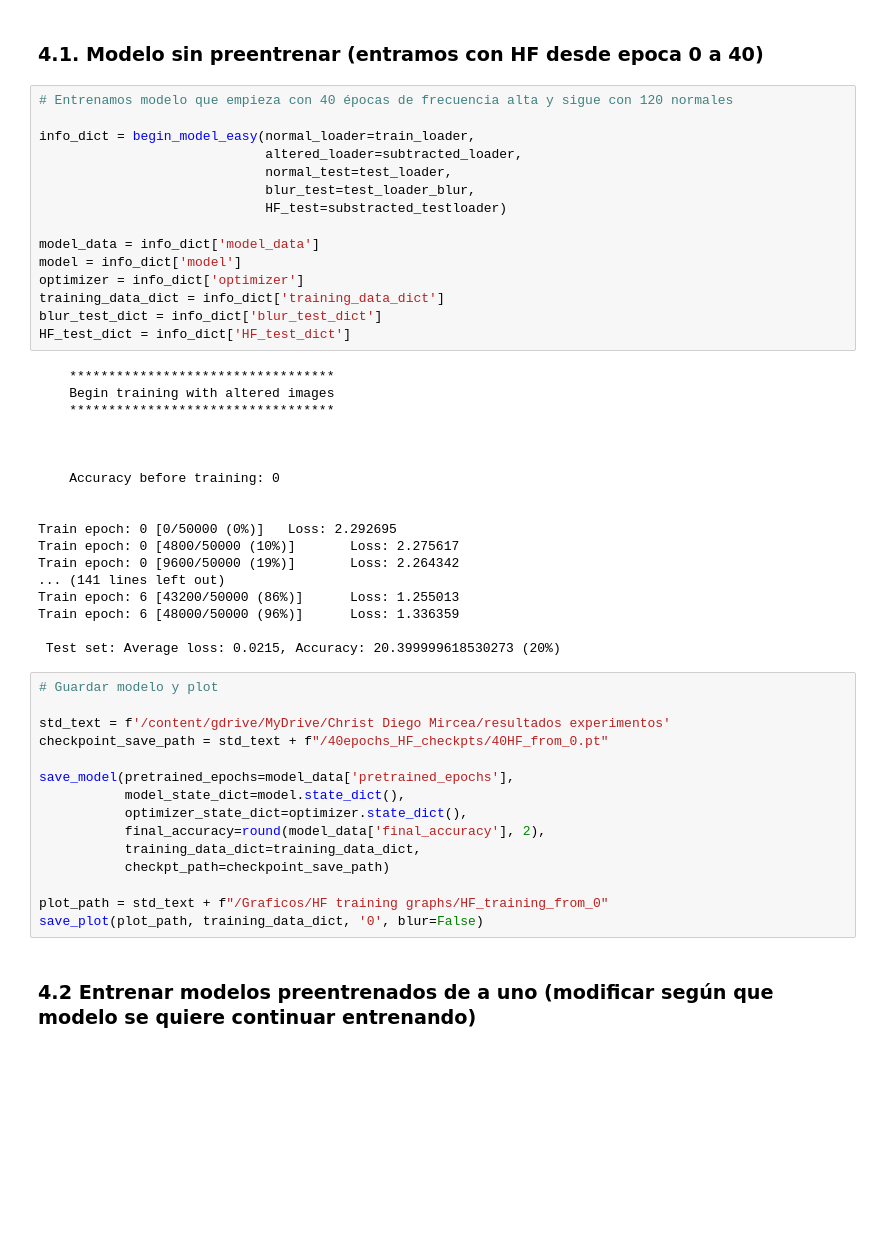
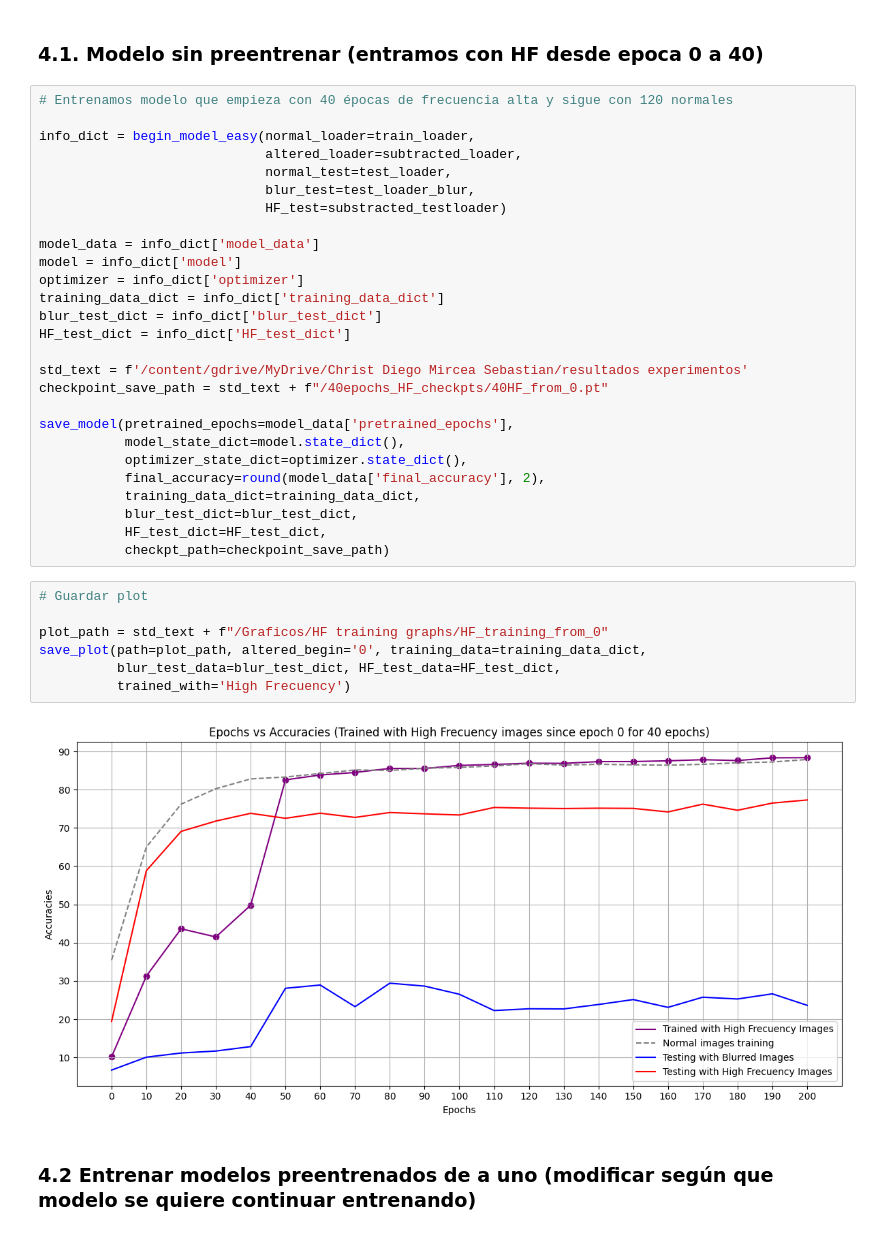
Before and after one commit to Larraguibel/DNN_neuroscience, a Jupyter notebook: colabs/High_frec_achille.ipynb, the cells around one changed output. Cells and saved outputs as stored; diff of their text form; blank space fills up the shorter version.

```diff
--- a/colabs/High_frec_achille.ipynb
+++ b/colabs/High_frec_achille.ipynb
@@ -813,39 +814,27 @@ optimizer = info_dict['optimizer']
 training_data_dict = info_dict['training_data_dict']
 blur_test_dict = info_dict['blur_test_dict']
 HF_test_dict = info_dict['HF_test_dict']
+
+std_text = f'/content/gdrive/MyDrive/Christ Diego Mircea Sebastian/resultados experimentos'
+checkpoint_save_path = std_text + f"/40epochs_HF_checkpts/40HF_from_0.pt"
+
+save_model(pretrained_epochs=model_data['pretrained_epochs'],
+           model_state_dict=model.state_dict(),
+           optimizer_state_dict=optimizer.state_dict(),
+           final_accuracy=round(model_data['final_accuracy'], 2),
+           training_data_dict=training_data_dict,
+           blur_test_dict=blur_test_dict,
+           HF_test_dict=HF_test_dict,
+           checkpt_path=checkpoint_save_path)
-# %% [output]
-    **********************************
-    Begin training with altered images
-    **********************************
-
-
-
-    Accuracy before training: 0
-
-
-Train epoch: 0 [0/50000 (0%)]   Loss: 2.292695
-Train epoch: 0 [4800/50000 (10%)]       Loss: 2.275617
-Train epoch: 0 [9600/50000 (19%)]       Loss: 2.264342
-... (141 lines left out)
-Train epoch: 6 [43200/50000 (86%)]      Loss: 1.255013
-Train epoch: 6 [48000/50000 (96%)]      Loss: 1.336359
-
- Test set: Average loss: 0.0215, Accuracy: 20.399999618530273 (20%)
-# %%
-# Guardar modelo y plot
-
-std_text = f'/content/gdrive/MyDrive/Christ Diego Mircea/resultados experimentos'
-checkpoint_save_path = std_text + f"/40epochs_HF_checkpts/40HF_from_0.pt"
-
-save_model(pretrained_epochs=model_data['pretrained_epochs'],
-           model_state_dict=model.state_dict(),
-           optimizer_state_dict=optimizer.state_dict(),
-           final_accuracy=round(model_data['final_accuracy'], 2),
-           training_data_dict=training_data_dict,
-           checkpt_path=checkpoint_save_path)
-
-plot_path = std_text + f"/Graficos/HF training graphs/HF_training_from_0"
-save_plot(plot_path, training_data_dict, '0', blur=False)
+# %%
+# Guardar plot
+
+plot_path = std_text + f"/Graficos/HF training graphs/HF_training_from_0"
+save_plot(path=plot_path, altered_begin='0', training_data=training_data_dict,
+          blur_test_data=blur_test_dict, HF_test_data=HF_test_dict,
+          trained_with='High Frecuency')
+# %% [output]
+[figure, added]
 # %% [markdown]
 ### 4.2 Entrenar modelos preentrenados de a uno (modificar según que modelo se quiere continuar entrenando)
 # %%
```
Also changed, not shown: parts of 5 cells of this notebook, 1 other file.
